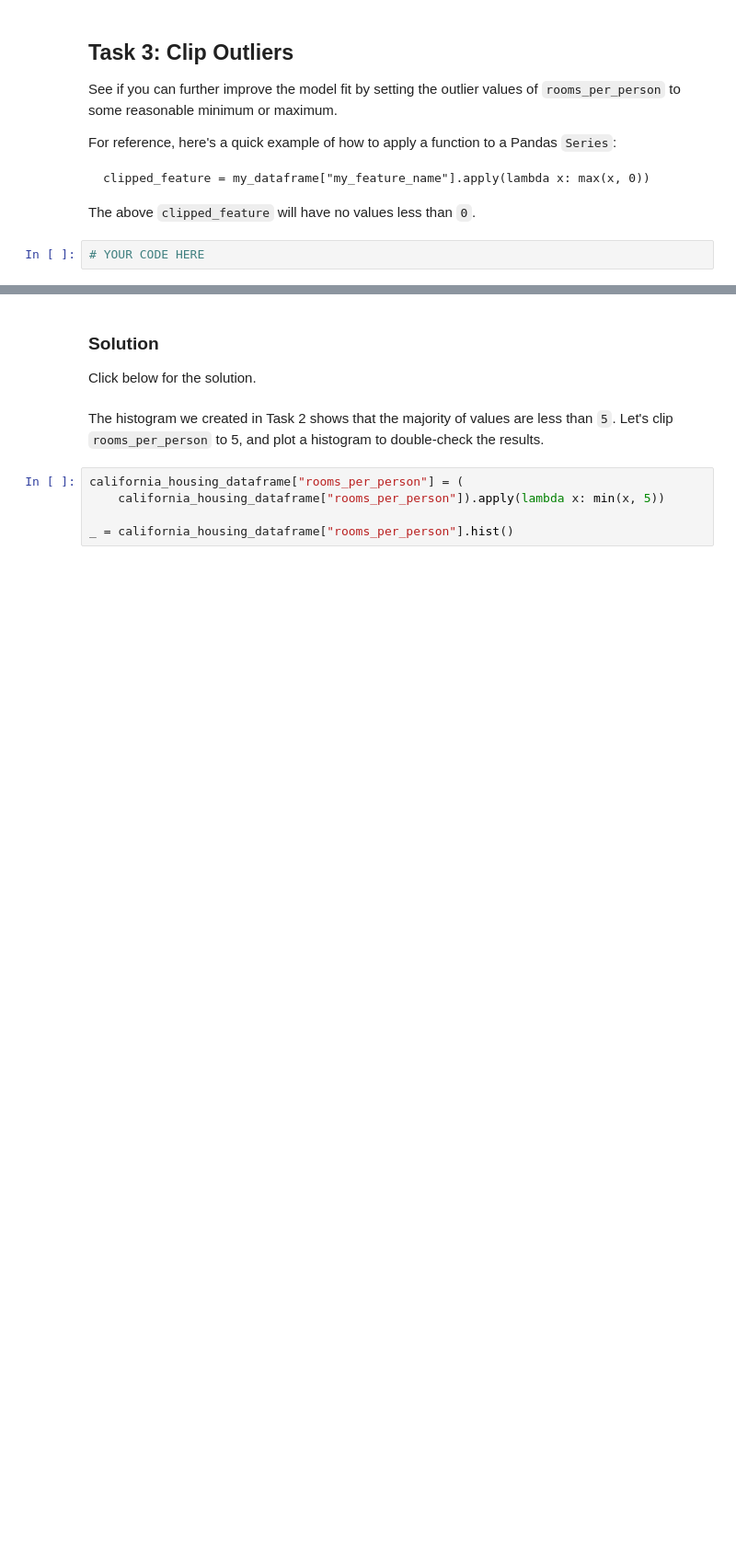
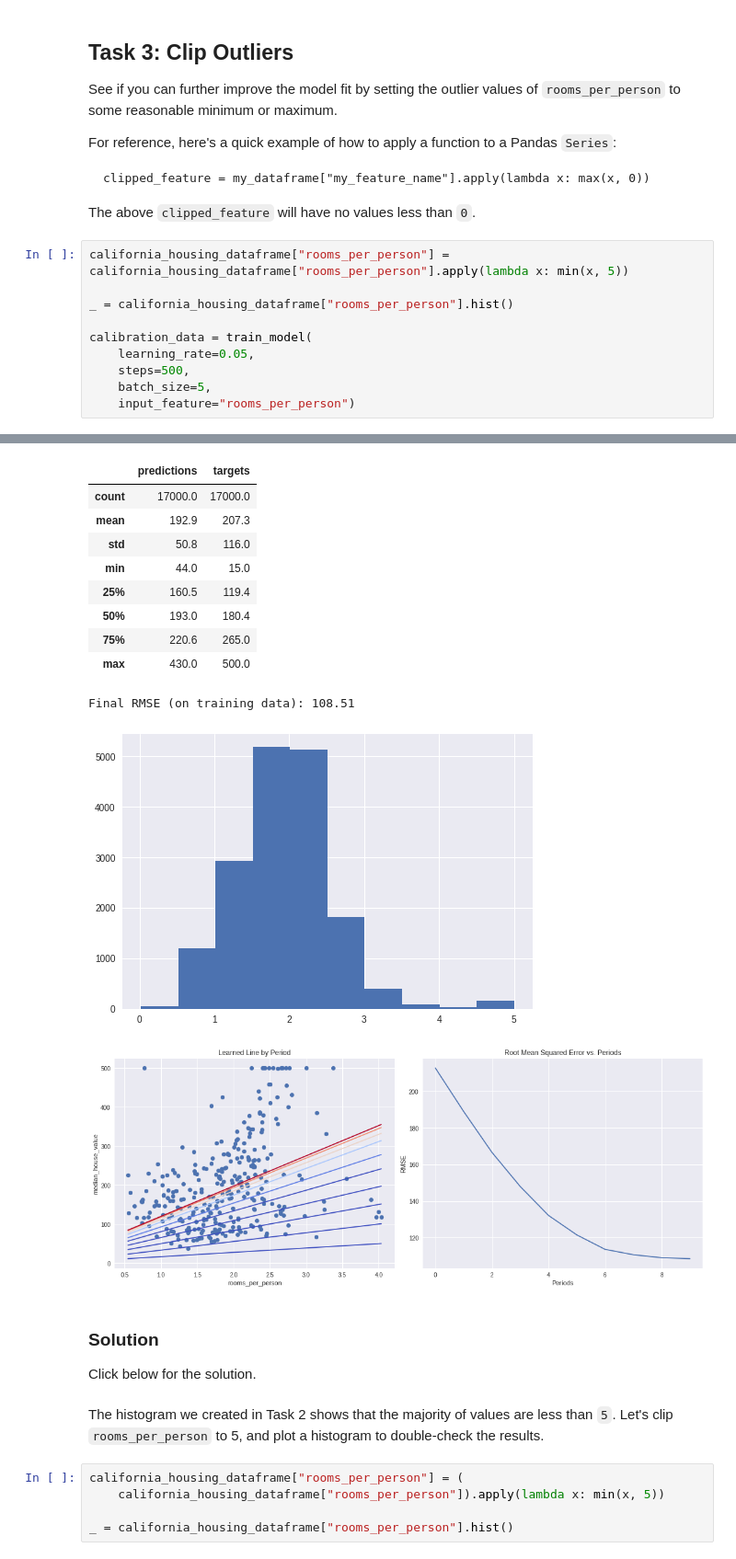
Before and after one commit to manishrai9/TensorFlow-crash-course, a Jupyter notebook: synthetic_features_and_outliers.ipynb, the cells around one changed output, grey strips where cells are left out. Shown at 92% size. Saved outputs shown, nothing was run; the diff lists cells and outputs as text; blank space fills up the shorter version.

```diff
--- a/synthetic_features_and_outliers.ipynb
+++ b/synthetic_features_and_outliers.ipynb
@@ -298,5 +311,14 @@ For reference, here's a quick example of how to apply a function to a Pandas `Se
     clipped_feature = my_dataframe["my_feature_name"].apply(lambda x: max(x, 0))
 
 The above `clipped_feature` will have no values less than `0`.
-# %%
-# YOUR CODE HERE
+# %%
+california_housing_dataframe["rooms_per_person"] = california_housing_dataframe["rooms_per_person"].apply(lambda x: min(x, 5))
+
+_ = california_housing_dataframe["rooms_per_person"].hist()
+
+calibration_data = train_model(
+    learning_rate=0.05,
+    steps=500,
+    batch_size=5,
+    input_feature="rooms_per_person")
+# %% [output]
@@ -303,3 +338,15 @@ The above `clipped_feature` will have no values less than `0`.
+|  | predictions | targets |
+| count | 17000.0 | 17000.0 |
+| mean | 192.9 | 207.3 |
+| std | 50.8 | 116.0 |
+| min | 44.0 | 15.0 |
+| 25% | 160.5 | 119.4 |
+| 50% | 193.0 | 180.4 |
+| 75% | 220.6 | 265.0 |
+| max | 430.0 | 500.0 |
+Final RMSE (on training data): 108.51
+[figure, added]
+[figure, added]
 # %% [markdown]
 ### Solution
 
```
Also changed, not shown: parts of 9 cells of this notebook.
